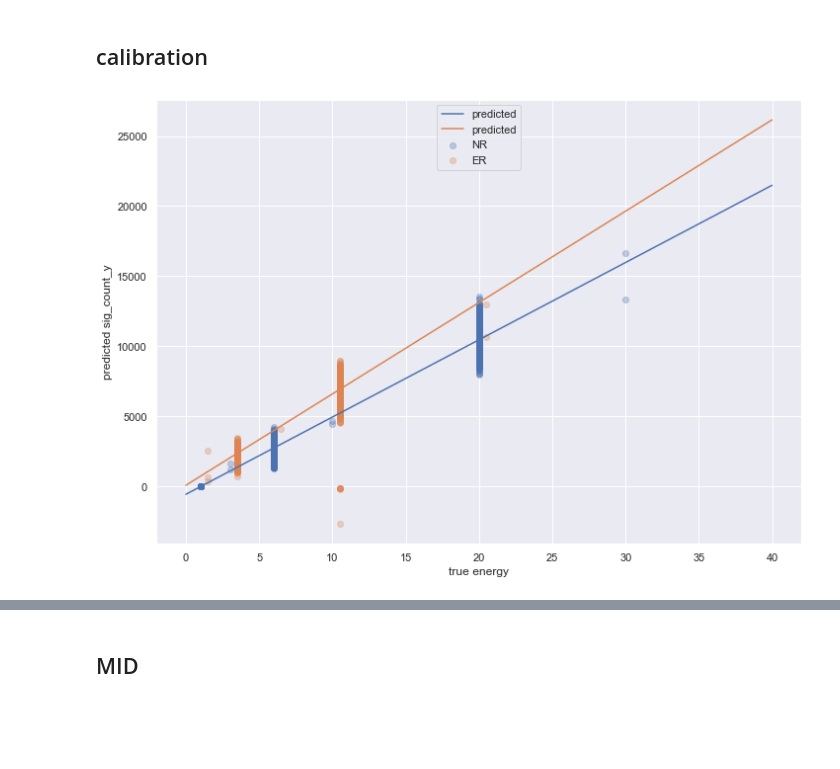
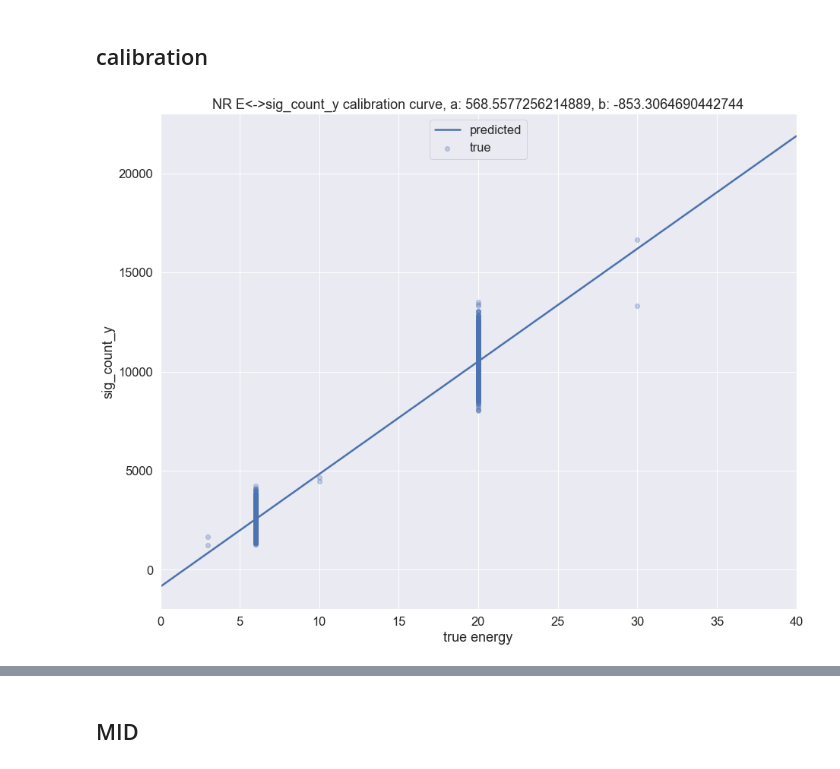
Before and after one commit to depot-hep/idao-2021, a Jupyter notebook: track1_solution/archive/sPlot.ipynb, the cells around one changed output, grey strips where cells are left out. Saved outputs shown, nothing was run; the diff lists cells and outputs as text; code cells hidden in the pictures; blank space fills up the shorter version.

```diff
--- a/track1_solution/archive/sPlot.ipynb
+++ b/track1_solution/archive/sPlot.ipynb
@@ -19,9 +18,14 @@ import lightgbm as lgb
 from aux_functions import fit_line, invert_regr
+# %%
+# plt.rcParams['text.usetex'] = True
+# plt.rcParams["font.family"] = 'sans-serif'
+sns.set_theme()
+sns.set_context("notebook", font_scale=1.5, rc={"lines.linewidth": 2.5})
 # %%
-df_ER_train = pd.read_csv('csv_data/df_ER.csv', index_col='Unnamed: 0')
-df_NR_train = pd.read_csv('csv_data/df_NR.csv', index_col='Unnamed: 0')
+df_ER_train = pd.read_csv('../data_studies/csv_data/df_ER.csv', index_col='Unnamed: 0')
+df_NR_train = pd.read_csv('../data_studies/csv_data/df_NR.csv', index_col='Unnamed: 0')
 df_train = pd.concat([df_ER_train, df_NR_train])
-df_private = pd.read_csv('csv_data/df_private_test.csv', index_col='Unnamed: 0')
+df_private = pd.read_csv('../data_studies/csv_data/df_private_test.csv', index_col='Unnamed: 0')
 # %%
 df_private['abs_dmu_x'] = np.abs(df_private['mu_x'] - 288)
 df_private['abs_dmu_y'] = np.abs(df_private['mu_y'] - 288)
@@ -42,21 +37,4 @@ a_NR, b_NR = np.polyfit(y_NR, X_NR, deg=1)
-# %%
-xmin, xmax = 0, 40
-plt.scatter(y_NR, X_NR, label='NR', alpha=0.3)
-plt.plot([xmin, xmax], a_NR*np.array([xmin, xmax])+b_NR, label='predicted')
-# plt.xlim(6, 7)
-# plt.ylim(3000, 5000)
-plt.xlabel('true energy')
-plt.ylabel('predicted sig_count_y')
-plt.legend(loc='upper center')
-
-plt.scatter(y_ER + 0.5*np.ones_like(y_ER), X_ER, label='ER', alpha=0.3)
-plt.plot([xmin, xmax], a_ER*np.array([xmin, xmax])+b_ER, label='predicted')
-# plt.scatter(30*np.ones_like(E_pred_30_synth), E_pred_30_synth, label='synthetic')
-# plt.plot([xmin,xmax], [xmin,xmax])
-plt.xlabel('true energy')
-plt.ylabel('predicted sig_count_y')
-plt.legend(loc='upper center')
-
-plt.show()
-# %% [output]
-[figure, removed]
+# %%
+a, b = fit_line(df_train)
+# %% [output]
+[figure, added]
```
Also changed, not shown: parts of 63 cells of this notebook.
